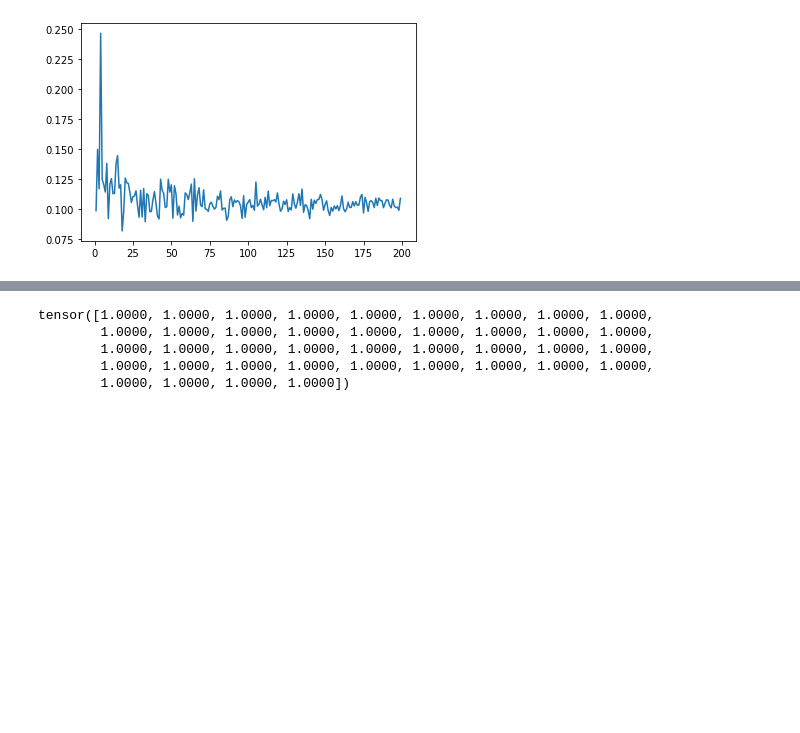
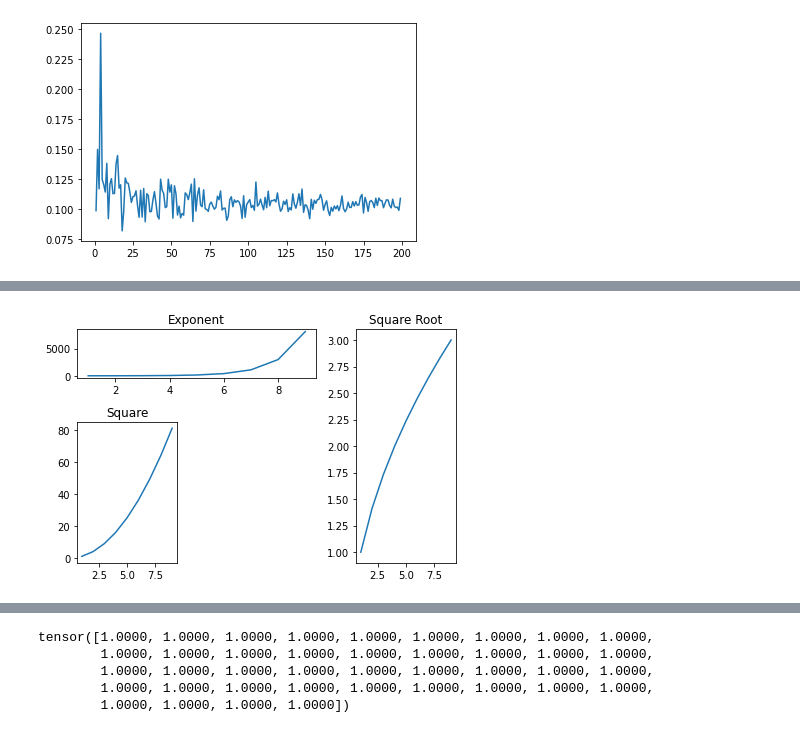
Before and after one commit to RobbenRibery/TimeSeries-Probalistic-TopDown-Drichilet, a Jupyter notebook: src/test.ipynb, the cells around one changed output, grey strips where cells are left out. Cells and saved outputs as stored; diff of their text form; code cells hidden in the pictures; blank space fills up the shorter version.

```diff
--- a/src/test.ipynb
+++ b/src/test.ipynb
@@ -163,0 +294,30 @@ plt.show()
+# %%
+import matplotlib.pyplot as plt
+import numpy as np
+import math
+
+# Placing the plots in the plane
+plot1 = plt.subplot2grid((3, 3), (0, 0), colspan=2)
+plot2 = plt.subplot2grid((3, 3), (0, 2), rowspan=3, colspan=2)
+plot3 = plt.subplot2grid((3, 3), (1, 0), rowspan=2)
+
+# Using Numpy to create an array x
+x = np.arange(1, 10)
+
+# Plot for square root
+plot2.plot(x, x**0.5)
+plot2.set_title('Square Root')
+
+# Plot for exponent
+plot1.plot(x, np.exp(x))
+plot1.set_title('Exponent')
+
+# Plot for Square
+plot3.plot(x, x*x)
+plot3.set_title('Square')
+
+# Packing all the plots and displaying them
+plt.tight_layout()
+plt.show()
+# %% [output]
+[figure, added]
```
Also changed, not shown: parts of 18 cells of this notebook, 14 other files.
